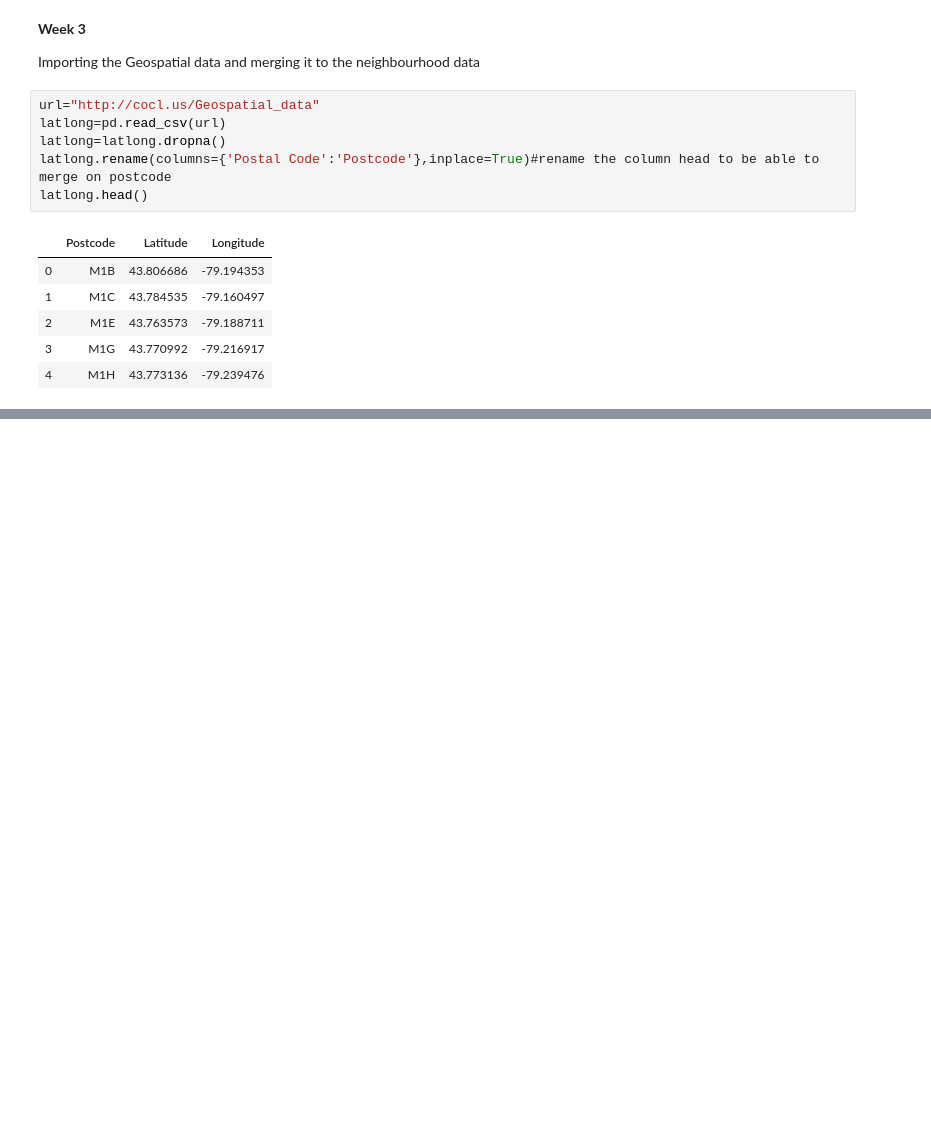
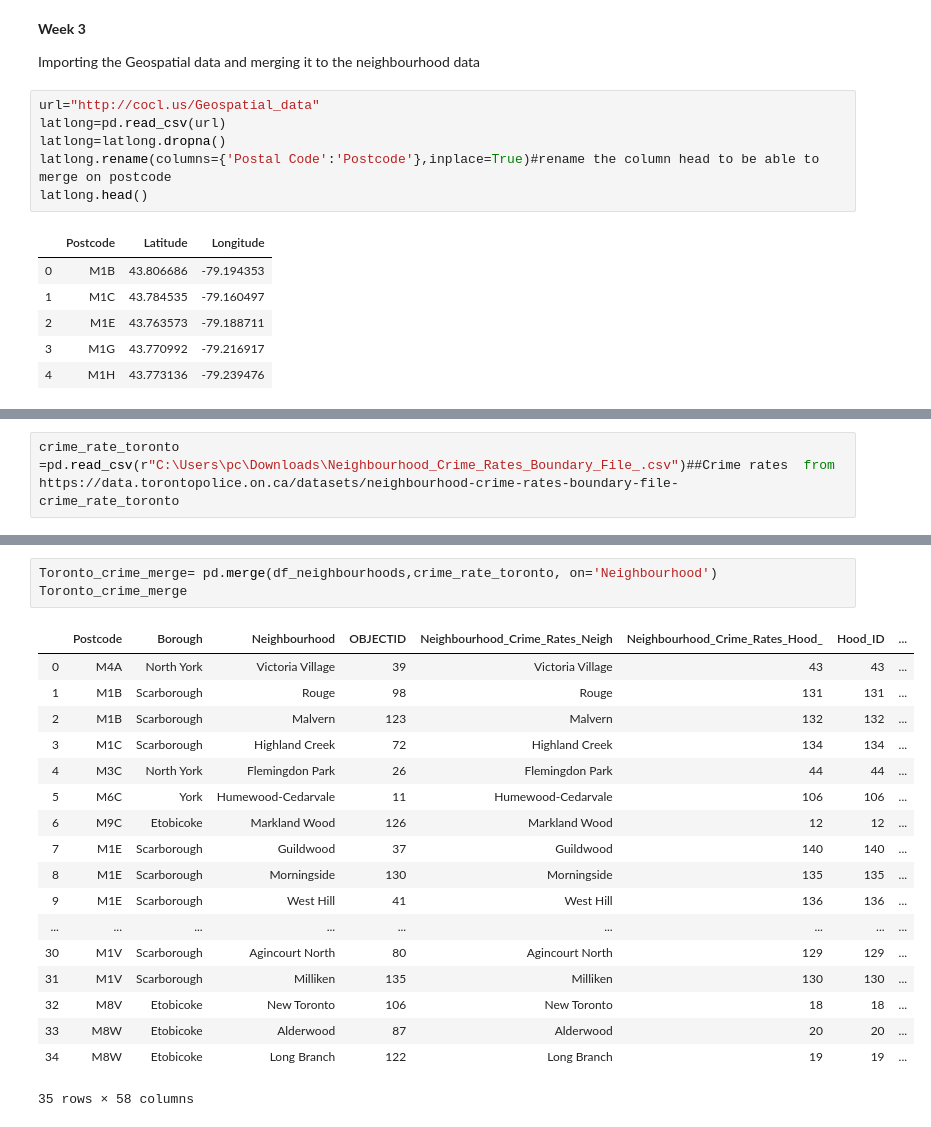
Before and after one commit to PetterWe/Coursera_Capstone, a Jupyter notebook: Applied_Data_Science_Capstone_project.ipynb, the cells around one changed output, grey strips where cells are left out. Cells and saved outputs as stored; diff of their text form; blank space fills up the shorter version.

```diff
--- a/Applied_Data_Science_Capstone_project.ipynb
+++ b/Applied_Data_Science_Capstone_project.ipynb
@@ -203,0 +230,3 @@ df_GeoNeighs.head()
+# %%
+crime_rate_toronto =pd.read_csv(r"C:\Users\pc\Downloads\Neighbourhood_Crime_Rates_Boundary_File_.csv")##Crime rates  from https://data.torontopolice.on.ca/datasets/neighbourhood-crime-rates-boundary-file-
+crime_rate_toronto
@@ -203,0 +247,22 @@ df_GeoNeighs.head()
+# %%
+Toronto_crime_merge= pd.merge(df_neighbourhoods,crime_rate_toronto, on='Neighbourhood')
+Toronto_crime_merge
+# %% [output]
+|  | Postcode | Borough | Neighbourhood | OBJECTID | Neighbourhood_Crime_Rates_Neigh | Neighbourhood_Crime_Rates_Hood_ | Hood_ID | ... |
+| 0 | M4A | North York | Victoria Village | 39 | Victoria Village | 43 | 43 | ... |
+| 1 | M1B | Scarborough | Rouge | 98 | Rouge | 131 | 131 | ... |
+| 2 | M1B | Scarborough | Malvern | 123 | Malvern | 132 | 132 | ... |
+| 3 | M1C | Scarborough | Highland Creek | 72 | Highland Creek | 134 | 134 | ... |
+| 4 | M3C | North York | Flemingdon Park | 26 | Flemingdon Park | 44 | 44 | ... |
+| 5 | M6C | York | Humewood-Cedarvale | 11 | Humewood-Cedarvale | 106 | 106 | ... |
+| 6 | M9C | Etobicoke | Markland Wood | 126 | Markland Wood | 12 | 12 | ... |
+| 7 | M1E | Scarborough | Guildwood | 37 | Guildwood | 140 | 140 | ... |
+| 8 | M1E | Scarborough | Morningside | 130 | Morningside | 135 | 135 | ... |
+| 9 | M1E | Scarborough | West Hill | 41 | West Hill | 136 | 136 | ... |
+| ... | ... | ... | ... | ... | ... | ... | ... | ... |
+| 30 | M1V | Scarborough | Agincourt North | 80 | Agincourt North | 129 | 129 | ... |
+| 31 | M1V | Scarborough | Milliken | 135 | Milliken | 130 | 130 | ... |
+| 32 | M8V | Etobicoke | New Toronto | 106 | New Toronto | 18 | 18 | ... |
+| 33 | M8W | Etobicoke | Alderwood | 87 | Alderwood | 20 | 20 | ... |
+| 34 | M8W | Etobicoke | Long Branch | 122 | Long Branch | 19 | 19 | ... |
+35 rows × 58 columns
```
Also changed, not shown: parts of 20 cells of this notebook.
